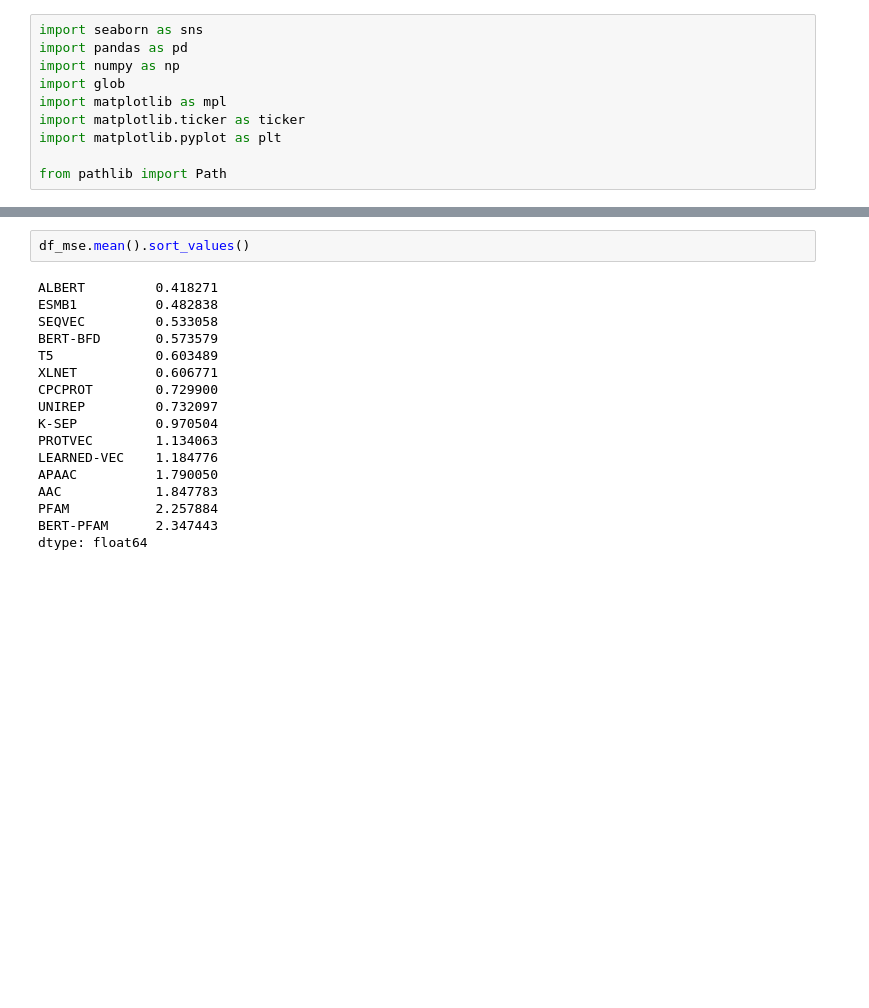
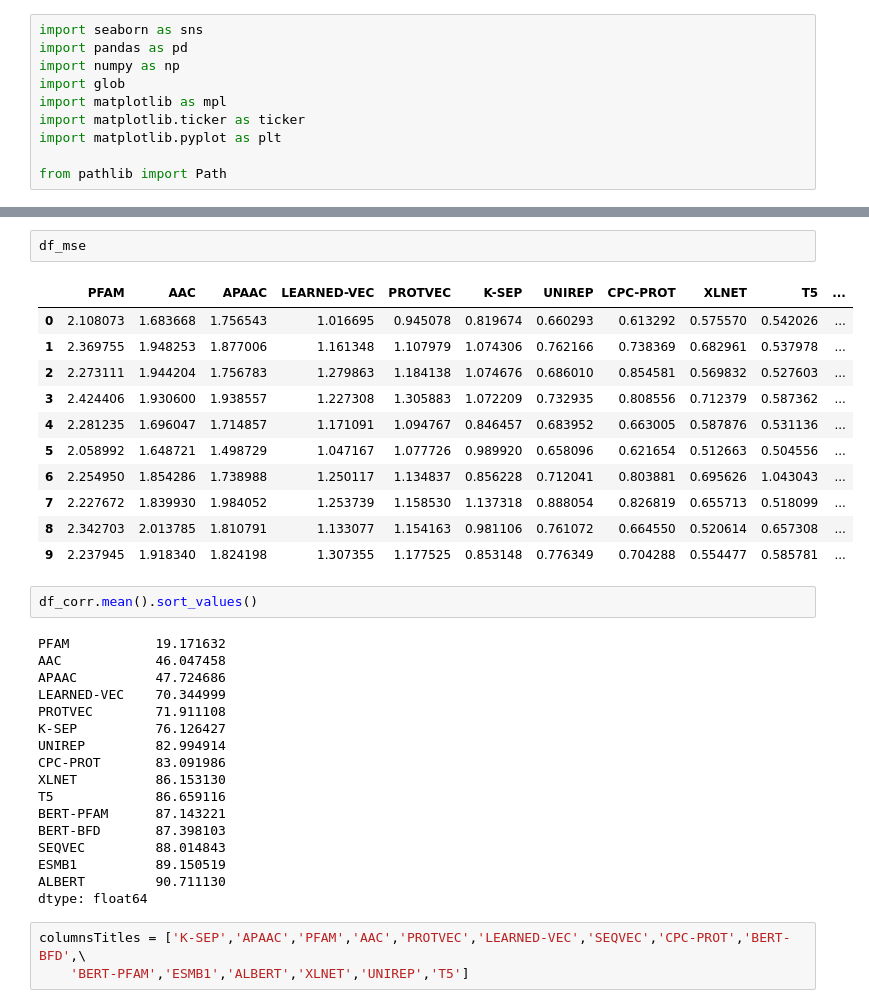
Before and after one commit to serbulent/TrainableRepresentationAnalysis, a Jupyter notebook: Benchmark_Study/protein_affinity_prediction/Affinity_Plots.ipynb, the cells around one changed output, grey strips where cells are left out. Cells and saved outputs as stored; diff of their text form; blank space fills up the shorter version.

```diff
--- a/Benchmark_Study/protein_affinity_prediction/Affinity_Plots.ipynb
+++ b/Benchmark_Study/protein_affinity_prediction/Affinity_Plots.ipynb
@@ -31,19 +39,36 @@ df_mae = df_mae.reindex(df_mae.mean().sort_values().index, axis=1)
+# %%
+df_mse
+# %% [output]
+|  | PFAM | AAC | APAAC | LEARNED-VEC | PROTVEC | K-SEP | UNIREP | CPC-PROT | XLNET | T5 | ... |
+| 0 | 2.108073 | 1.683668 | 1.756543 | 1.016695 | 0.945078 | 0.819674 | 0.660293 | 0.613292 | 0.575570 | 0.542026 | ... |
+| 1 | 2.369755 | 1.948253 | 1.877006 | 1.161348 | 1.107979 | 1.074306 | 0.762166 | 0.738369 | 0.682961 | 0.537978 | ... |
+| 2 | 2.273111 | 1.944204 | 1.756783 | 1.279863 | 1.184138 | 1.074676 | 0.686010 | 0.854581 | 0.569832 | 0.527603 | ... |
+| 3 | 2.424406 | 1.930600 | 1.938557 | 1.227308 | 1.305883 | 1.072209 | 0.732935 | 0.808556 | 0.712379 | 0.587362 | ... |
+| 4 | 2.281235 | 1.696047 | 1.714857 | 1.171091 | 1.094767 | 0.846457 | 0.683952 | 0.663005 | 0.587876 | 0.531136 | ... |
+| 5 | 2.058992 | 1.648721 | 1.498729 | 1.047167 | 1.077726 | 0.989920 | 0.658096 | 0.621654 | 0.512663 | 0.504556 | ... |
+| 6 | 2.254950 | 1.854286 | 1.738988 | 1.250117 | 1.134837 | 0.856228 | 0.712041 | 0.803881 | 0.695626 | 1.043043 | ... |
+| 7 | 2.227672 | 1.839930 | 1.984052 | 1.253739 | 1.158530 | 1.137318 | 0.888054 | 0.826819 | 0.655713 | 0.518099 | ... |
+| 8 | 2.342703 | 2.013785 | 1.810791 | 1.133077 | 1.154163 | 0.981106 | 0.761072 | 0.664550 | 0.520614 | 0.657308 | ... |
+| 9 | 2.237945 | 1.918340 | 1.824198 | 1.307355 | 1.177525 | 0.853148 | 0.776349 | 0.704288 | 0.554477 | 0.585781 | ... |
 # %%
-df_mse.mean().sort_values()
+df_corr.mean().sort_values()
 # %% [output]
-ALBERT         0.418271
-ESMB1          0.482838
-SEQVEC         0.533058
-BERT-BFD       0.573579
-T5             0.603489
-XLNET          0.606771
-CPCPROT        0.729900
-UNIREP         0.732097
-K-SEP          0.970504
-PROTVEC        1.134063
-LEARNED-VEC    1.184776
-APAAC          1.790050
-AAC            1.847783
-PFAM           2.257884
-BERT-PFAM      2.347443
+PFAM           19.171632
+AAC            46.047458
+APAAC          47.724686
+LEARNED-VEC    70.344999
+PROTVEC        71.911108
+K-SEP          76.126427
+UNIREP         82.994914
+CPC-PROT       83.091986
+XLNET          86.153130
+T5             86.659116
+BERT-PFAM      87.143221
+BERT-BFD       87.398103
+SEQVEC         88.014843
+ESMB1          89.150519
+ALBERT         90.711130
 dtype: float64
+# %%
+columnsTitles = ['K-SEP','APAAC','PFAM','AAC','PROTVEC','LEARNED-VEC','SEQVEC','CPC-PROT','BERT-BFD',\
+    'BERT-PFAM','ESMB1','ALBERT','XLNET','UNIREP','T5']
```
Also changed, not shown: parts of 7 cells of this notebook, 4 other files.
